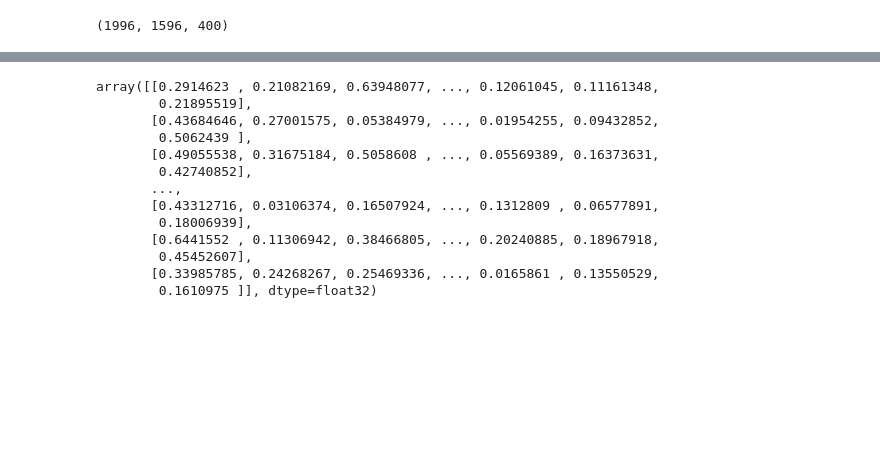
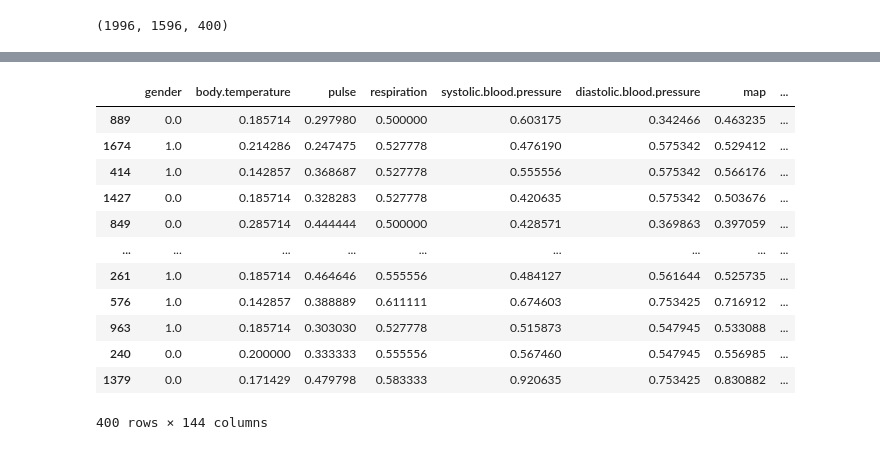
Before and after one commit to Vikram-Shenoy/Computational-Models, a Jupyter notebook: Model_1.ipynb, the cells around one changed output, grey strips where cells are left out. Saved outputs shown, nothing was run; the diff lists cells and outputs as text; code cells hidden in the pictures; blank space fills up the shorter version.

```diff
--- a/Model_1.ipynb
+++ b/Model_1.ipynb
@@ -102,16 +104,16 @@ model.evaluate(X_test,y_test)
-# %%
-model.predict(X_test)
-# %% [output]
-array([[0.2914623 , 0.21082169, 0.63948077, ..., 0.12061045, 0.11161348,
-        0.21895519],
-       [0.43684646, 0.27001575, 0.05384979, ..., 0.01954255, 0.09432852,
-        0.5062439 ],
-       [0.49055538, 0.31675184, 0.5058608 , ..., 0.05569389, 0.16373631,
-        0.42740852],
-       ...,
-       [0.43312716, 0.03106374, 0.16507924, ..., 0.1312809 , 0.06577891,
-        0.18006939],
-       [0.6441552 , 0.11306942, 0.38466805, ..., 0.20240885, 0.18967918,
-        0.45452607],
-       [0.33985785, 0.24268267, 0.25469336, ..., 0.0165861 , 0.13550529,
-        0.1610975 ]], dtype=float32)
+# %%
+X_test
+# %% [output]
+|  | gender | body.temperature | pulse | respiration | systolic.blood.pressure | diastolic.blood.pressure | map | ... |
+| 889 | 0.0 | 0.185714 | 0.297980 | 0.500000 | 0.603175 | 0.342466 | 0.463235 | ... |
+| 1674 | 1.0 | 0.214286 | 0.247475 | 0.527778 | 0.476190 | 0.575342 | 0.529412 | ... |
+| 414 | 1.0 | 0.142857 | 0.368687 | 0.527778 | 0.555556 | 0.575342 | 0.566176 | ... |
+| 1427 | 0.0 | 0.185714 | 0.328283 | 0.527778 | 0.420635 | 0.575342 | 0.503676 | ... |
+| 849 | 0.0 | 0.285714 | 0.444444 | 0.500000 | 0.428571 | 0.369863 | 0.397059 | ... |
+| ... | ... | ... | ... | ... | ... | ... | ... | ... |
+| 261 | 1.0 | 0.185714 | 0.464646 | 0.555556 | 0.484127 | 0.561644 | 0.525735 | ... |
+| 576 | 1.0 | 0.142857 | 0.388889 | 0.611111 | 0.674603 | 0.753425 | 0.716912 | ... |
+| 963 | 1.0 | 0.185714 | 0.303030 | 0.527778 | 0.515873 | 0.547945 | 0.533088 | ... |
+| 240 | 0.0 | 0.200000 | 0.333333 | 0.555556 | 0.567460 | 0.547945 | 0.556985 | ... |
+| 1379 | 0.0 | 0.171429 | 0.479798 | 0.583333 | 0.920635 | 0.753425 | 0.830882 | ... |
+400 rows × 144 columns
```
Also changed, not shown: parts of 7 cells of this notebook, 3 other files.
